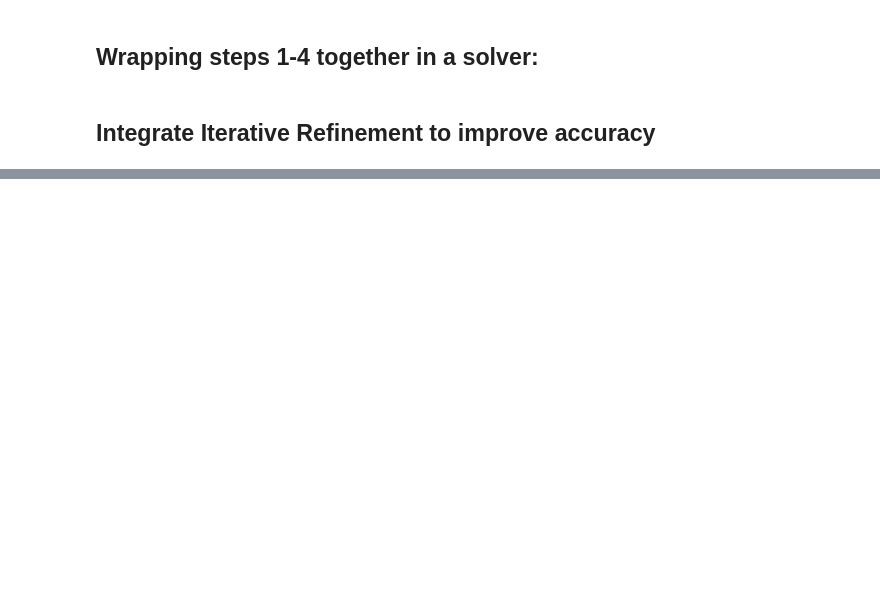
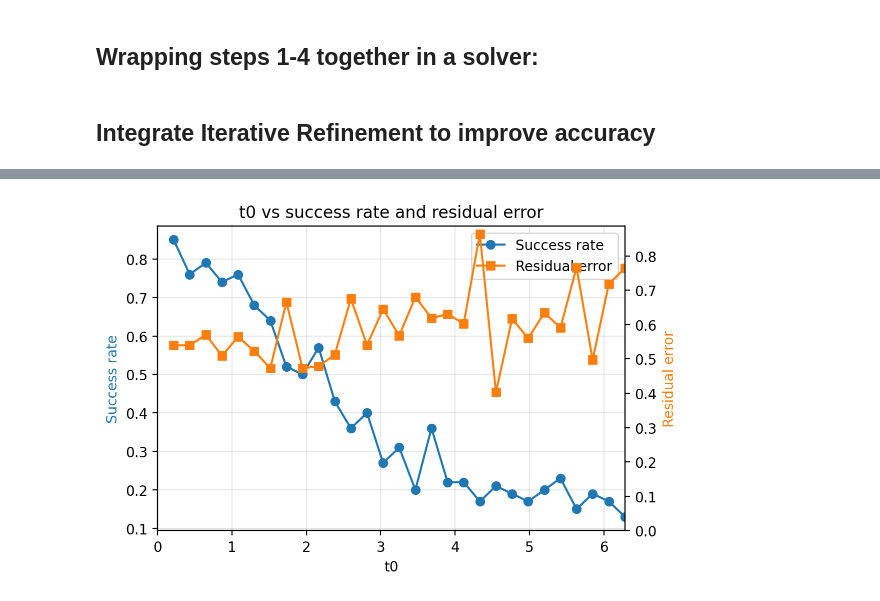
Before and after one commit to QCOL-LU/QLSAs, a Jupyter notebook: examples/demo.ipynb, the cells around one changed output, grey strips where cells are left out. Saved outputs shown, nothing was run; the diff lists cells and outputs as text; code cells hidden in the pictures; blank space fills up the shorter version.

```diff
--- a/examples/demo.ipynb
+++ b/examples/demo.ipynb
@@ -212 +267,24 @@ success rate: 0.1896
+# %%
+fig, ax1 = plt.subplots(figsize=(6, 4))
+ax1.plot(t0_values, success_rates, marker="o", color="C0", label="Success rate")
+ax1.set_xlabel("t0")
+ax1.set_ylabel("Success rate", color="C0")
+ax1.set_xlim(0, 2 * np.pi)
+#ax1.set_ylim(0, 1)
+ax1.grid(True, alpha=0.3)
+
+ax2 = ax1.twinx()
+ax2.plot(t0_values, (residual_errors), marker="s", color="C1", label="Residual error")
+ax2.set_ylabel("Residual error", color="C1")
+ax2.set_ylim(bottom=0)
+
+lines = ax1.get_lines() + ax2.get_lines()
+labels = [line.get_label() for line in lines]
+ax1.legend(lines, labels)
+
+ax1.set_title("t0 vs success rate and residual error")
+plt.tight_layout()
+plt.show()
+# %% [output]
+[figure, added]
 # %%
```
Also changed, not shown: parts of 13 cells of this notebook, 10 other files.
